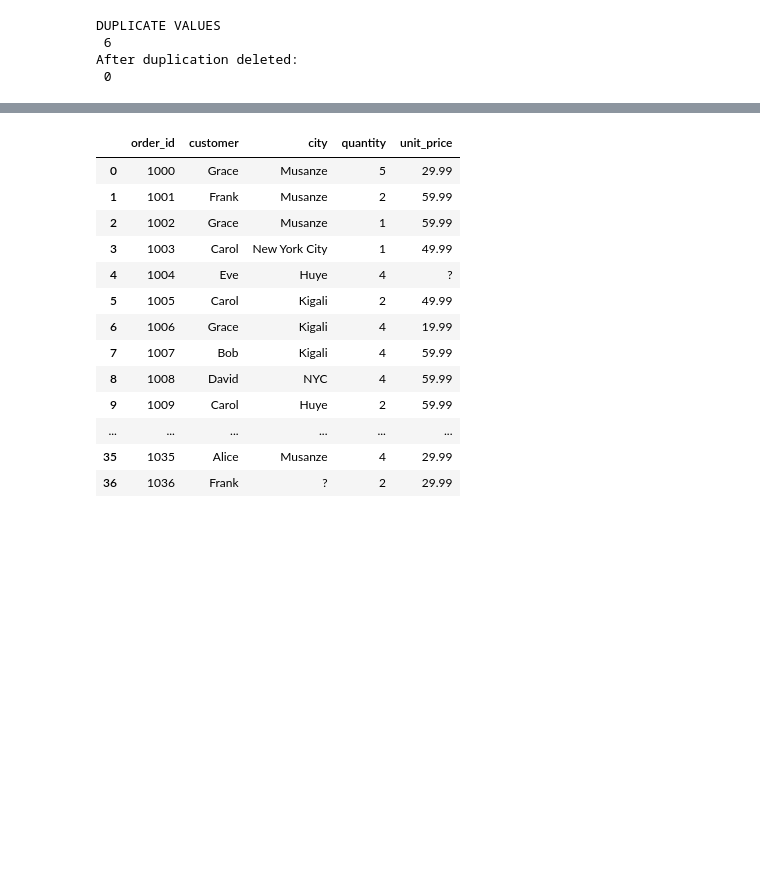
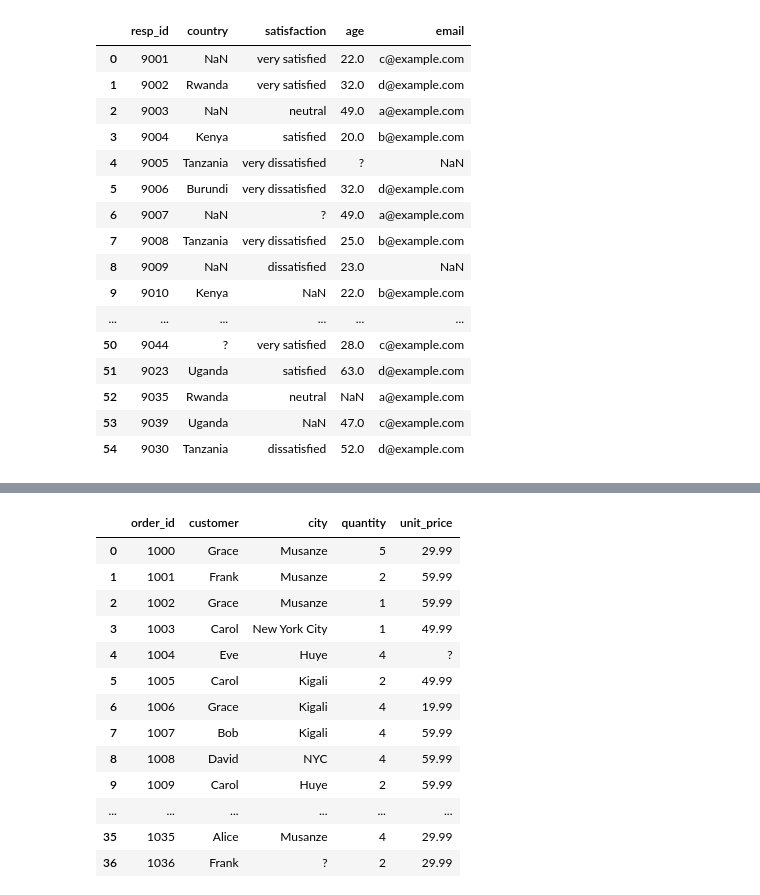
Before and after one commit to niyomugaboetiene/ml-tr-with-jupyter-notebook, a Jupyter notebook: Exercises/Clearning.ipynb, the cells around one changed output, grey strips where cells are left out. Drawn from its saved outputs; the diff is of its cells as text; code cells hidden in the pictures; blank space fills up the shorter version.

```diff
--- a/Exercises/Clearning.ipynb
+++ b/Exercises/Clearning.ipynb
@@ -1,19 +1,32 @@
 # %%
 import pandas as pd
 import numpy as np
 
-df = pd.read_csv('ds1_retail_orders.csv')
+df = pd.read_csv('ds5_customer_survey.csv')
 # df.head()
 df
 # check for duplicate
-print("DUPLICATE VALUES\n", df.duplicated().sum())
-df = df.drop_duplicates()
-print("After duplication deleted:\n", df.duplicated().sum())
+# print("DUPLICATE VALUES\n", df.duplicated().sum())
+# df = df.drop_duplicates()
+# print("After duplication deleted:\n", df.duplicated().sum())
 # %% [output]
-DUPLICATE VALUES
- 6
-After duplication deleted:
- 0
+|  | resp_id | country | satisfaction | age | email |
+| 0 | 9001 | NaN | very satisfied | 22.0 | c@example.com |
+| 1 | 9002 | Rwanda | very satisfied | 32.0 | d@example.com |
+| 2 | 9003 | NaN | neutral | 49.0 | a@example.com |
+| 3 | 9004 | Kenya | satisfied | 20.0 | b@example.com |
+| 4 | 9005 | Tanzania | very dissatisfied | ? | NaN |
+| 5 | 9006 | Burundi | very dissatisfied | 32.0 | d@example.com |
+| 6 | 9007 | NaN | ? | 49.0 | a@example.com |
+| 7 | 9008 | Tanzania | very dissatisfied | 25.0 | b@example.com |
+| 8 | 9009 | NaN | dissatisfied | 23.0 | NaN |
+| 9 | 9010 | Kenya | NaN | 22.0 | b@example.com |
+| ... | ... | ... | ... | ... | ... |
+| 50 | 9044 | ? | very satisfied | 28.0 | c@example.com |
+| 51 | 9023 | Uganda | satisfied | 63.0 | d@example.com |
+| 52 | 9035 | Rwanda | neutral | NaN | a@example.com |
+| 53 | 9039 | Uganda | NaN | 47.0 | c@example.com |
+| 54 | 9030 | Tanzania | dissatisfied | 52.0 | d@example.com |
 # %%
 missing_count = df.isna().sum()
 missing_percentage = df.isna().mean()
```
Also changed, not shown: parts of 3 cells of this notebook, 2 other files.
